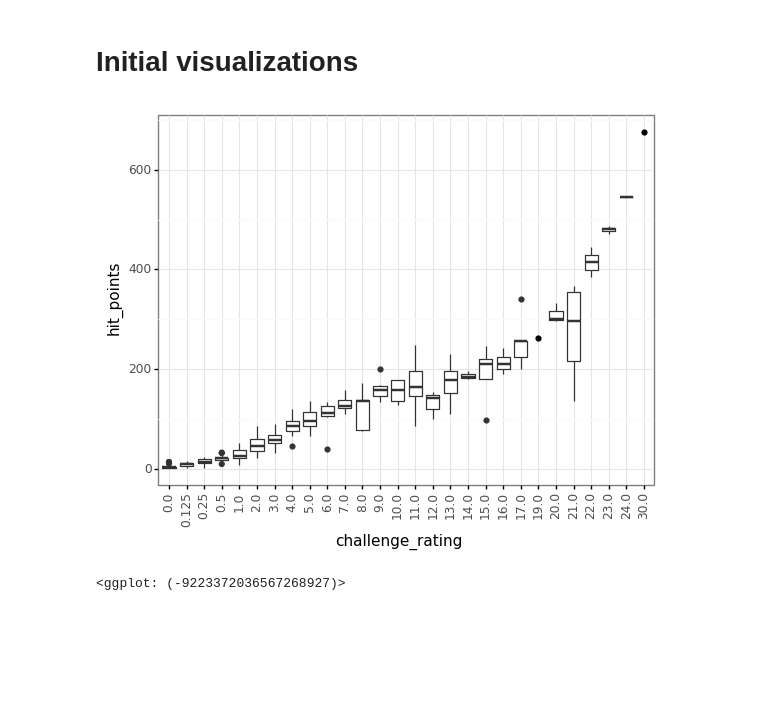
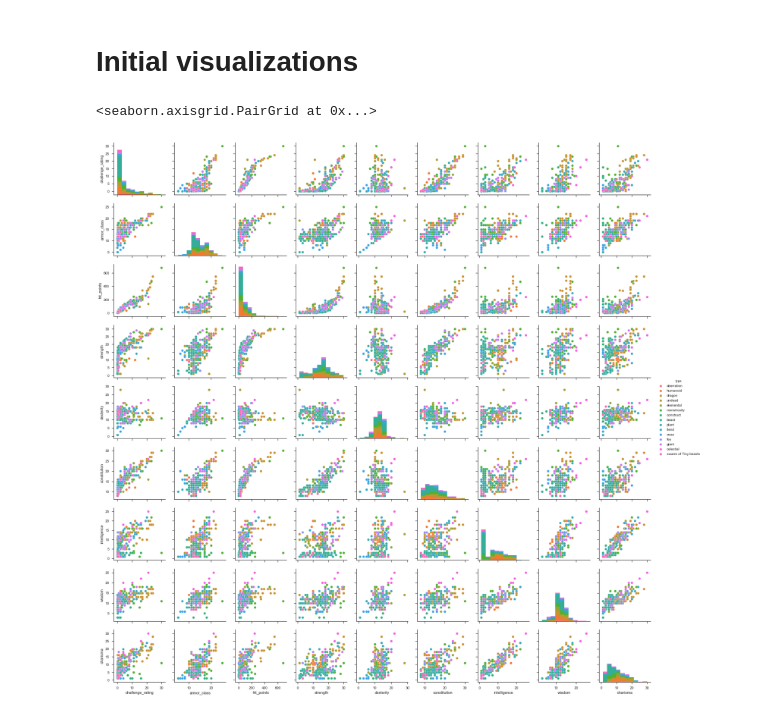
Before and after one commit to wisygig/cr, a Jupyter notebook: 1. Exploratory analysis.ipynb, the cells around one changed output. Saved outputs shown, nothing was run; the diff lists cells and outputs as text; code cells hidden in the pictures; blank space fills up the shorter version.

```diff
--- a/1. Exploratory analysis.ipynb
+++ b/1. Exploratory analysis.ipynb
@@ -20,0 +40,2 @@ monster_df[_mechanics].head()
+# %%
+monster_df = pd.read_pickle('data/monster_df')
@@ -26,17 +67,18 @@ from plotnine import (aes, coord_flip, geom_boxplot, geom_abline, geom_point, ge
+# %%
+sns.set(style="ticks")
+view = monster_df[['challenge_rating', 'armor_class', 'hit_points', 'type',
+                   'strength', 'dexterity', 'constitution',
+                   'intelligence','wisdom', 'charisma']]
+sns.pairplot(view, hue='type')
+# %% [output]
+<seaborn.axisgrid.PairGrid at 0x...>
+[figure, added]
 # %%
 df = pd.DataFrame.copy(monster_df)
 df.challenge_rating= df.challenge_rating.astype('category')
 
-# I should automate this bit
-# due to a matplotlib bug, plotnine doesn't handle categoricals with one datapoint gracefully
+# Due to a bug in matplotlib, plotnine doesn't handle categoricals with one datapoint gracefully
 counts = df.challenge_rating.groupby(df.challenge_rating).count().rename('count')
 singletons = [x for x in counts.index[counts == 1]]
 a = df[df.challenge_rating.apply(lambda x: x not in singletons)]
 b = df[df.challenge_rating.apply(lambda x: x in singletons)]
-
-ggplot(a, aes(x='challenge_rating', y='hit_points')) + geom_boxplot() \
-    + geom_point(b, aes(x='challenge_rating', y='hit_points')) + theme_bw() \
-    + theme(axis_text_x=element_text(angle=90))
-# %% [output]
-[figure, removed]
-<ggplot: (-9223372036567268927)>
```
Also changed, not shown: parts of 22 cells of this notebook, 2 other files.
